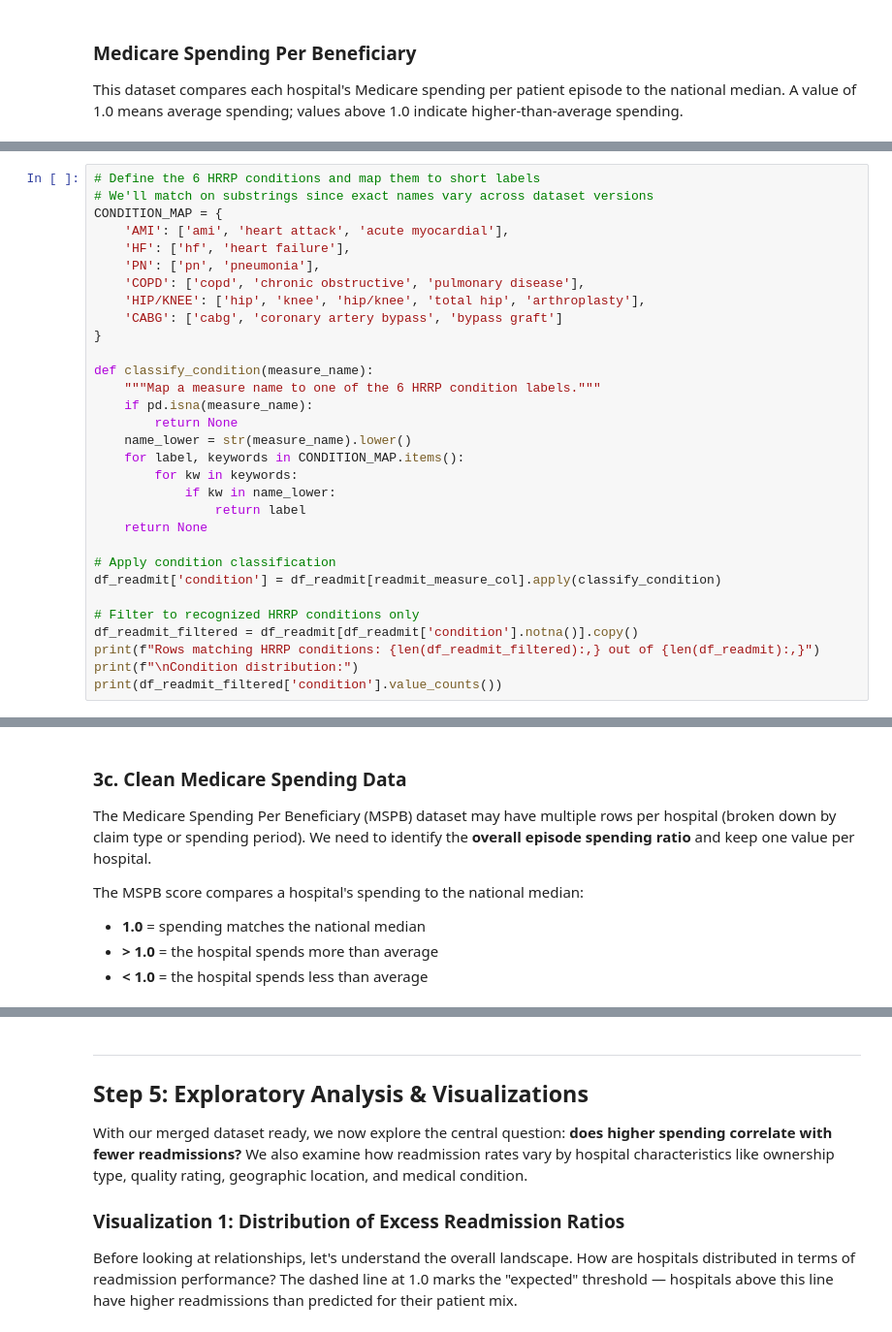
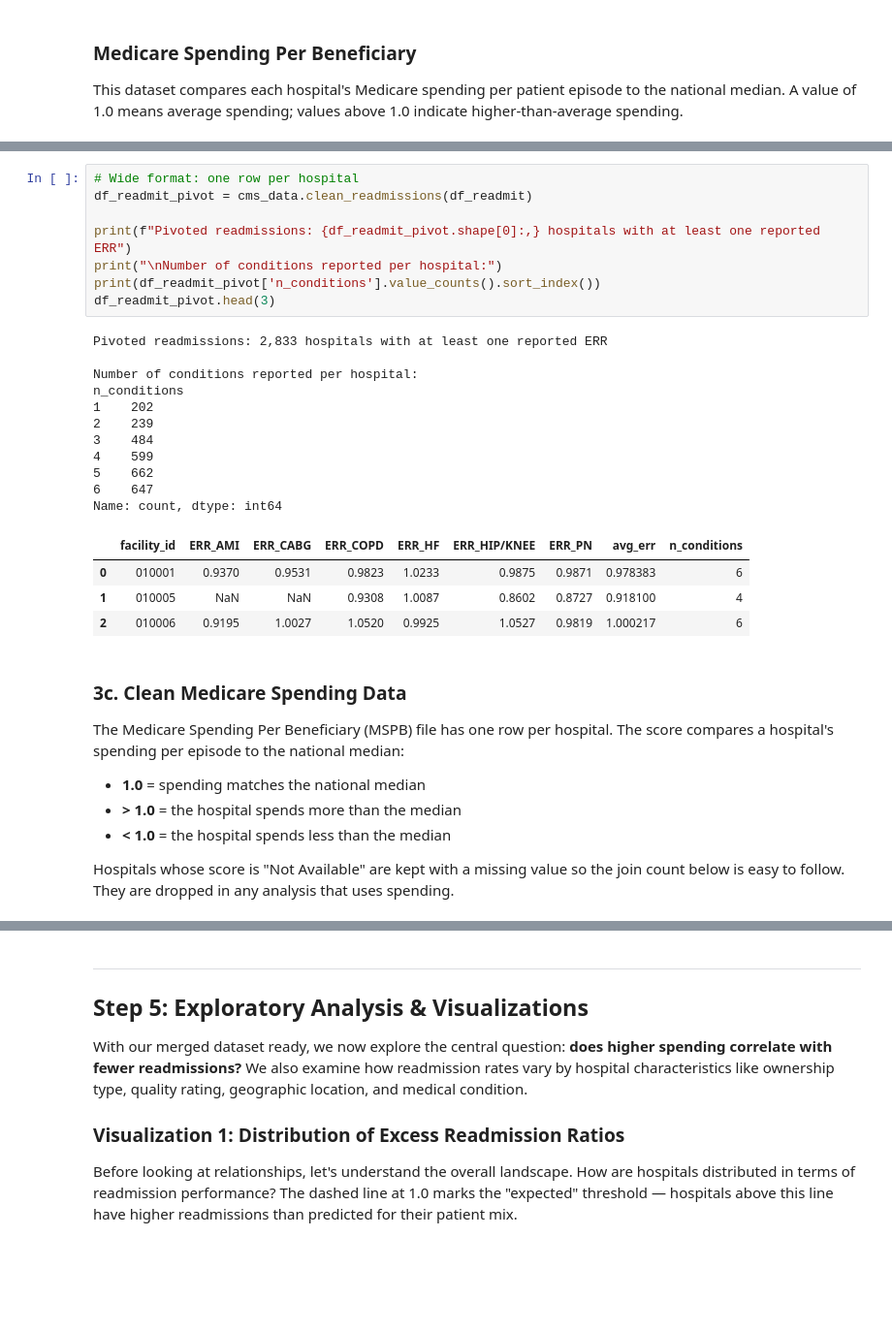
Before and after one commit to aboodshurbjy/healthcare-spending-analysis, a Jupyter notebook: notebooks/analysis.ipynb, the cells around one changed output, grey strips where cells are left out. Shown at 97% size. Saved outputs shown, nothing was run; the diff lists cells and outputs as text; blank space fills up the shorter version.

```diff
--- a/notebooks/analysis.ipynb
+++ b/notebooks/analysis.ipynb
@@ -341,31 +185,0 @@ Unique measures (6):
-# %%
-# Define the 6 HRRP conditions and map them to short labels
-# We'll match on substrings since exact names vary across dataset versions
-CONDITION_MAP = {
-    'AMI': ['ami', 'heart attack', 'acute myocardial'],
-    'HF': ['hf', 'heart failure'],
-    'PN': ['pn', 'pneumonia'],
-    'COPD': ['copd', 'chronic obstructive', 'pulmonary disease'],
-    'HIP/KNEE': ['hip', 'knee', 'hip/knee', 'total hip', 'arthroplasty'],
-    'CABG': ['cabg', 'coronary artery bypass', 'bypass graft']
-}
-
-def classify_condition(measure_name):
-    """Map a measure name to one of the 6 HRRP condition labels."""
-    if pd.isna(measure_name):
-        return None
-    name_lower = str(measure_name).lower()
-    for label, keywords in CONDITION_MAP.items():
-        for kw in keywords:
-            if kw in name_lower:
-                return label
-    return None
-
-# Apply condition classification
-df_readmit['condition'] = df_readmit[readmit_measure_col].apply(classify_condition)
-
-# Filter to recognized HRRP conditions only
-df_readmit_filtered = df_readmit[df_readmit['condition'].notna()].copy()
-print(f"Rows matching HRRP conditions: {len(df_readmit_filtered):,} out of {len(df_readmit):,}")
-print(f"\nCondition distribution:")
-print(df_readmit_filtered['condition'].value_counts())
@@ -432,9 +213,33 @@ Pivoted readmissions: 2,833 hospitals
+# %%
+# Wide format: one row per hospital
+df_readmit_pivot = cms_data.clean_readmissions(df_readmit)
+
+print(f"Pivoted readmissions: {df_readmit_pivot.shape[0]:,} hospitals with at least one reported ERR")
+print("\nNumber of conditions reported per hospital:")
+print(df_readmit_pivot['n_conditions'].value_counts().sort_index())
+df_readmit_pivot.head(3)
+# %% [output]
+Pivoted readmissions: 2,833 hospitals with at least one reported ERR
+
+Number of conditions reported per hospital:
+n_conditions
+1    202
+2    239
+3    484
+4    599
+5    662
+6    647
+Name: count, dtype: int64
+|  | facility_id | ERR_AMI | ERR_CABG | ERR_COPD | ERR_HF | ERR_HIP/KNEE | ERR_PN | avg_err | n_conditions |
+| 0 | 010001 | 0.9370 | 0.9531 | 0.9823 | 1.0233 | 0.9875 | 0.9871 | 0.978383 | 6 |
+| 1 | 010005 | NaN | NaN | 0.9308 | 1.0087 | 0.8602 | 0.8727 | 0.918100 | 4 |
+| 2 | 010006 | 0.9195 | 1.0027 | 1.0520 | 0.9925 | 1.0527 | 0.9819 | 1.000217 | 6 |
 # %% [markdown]
 ### 3c. Clean Medicare Spending Data
 
-The Medicare Spending Per Beneficiary (MSPB) dataset may have multiple rows per hospital (broken down by claim type or spending period). We need to identify the **overall episode spending ratio** and keep one value per hospital.
+The Medicare Spending Per Beneficiary (MSPB) file has one row per hospital. The score compares a hospital's spending per episode to the national median:
+- **1.0** = spending matches the national median
+- **> 1.0** = the hospital spends more than the median
+- **< 1.0** = the hospital spends less than the median
 
-The MSPB score compares a hospital's spending to the national median:
-- **1.0** = spending matches the national median
-- **> 1.0** = the hospital spends more than average
-- **< 1.0** = the hospital spends less than average
+Hospitals whose score is "Not Available" are kept with a missing value so the join count below is easy to follow. They are dropped in any analysis that uses spending.
```
Also changed, not shown: parts of 25 cells of this notebook, 7 other files.
